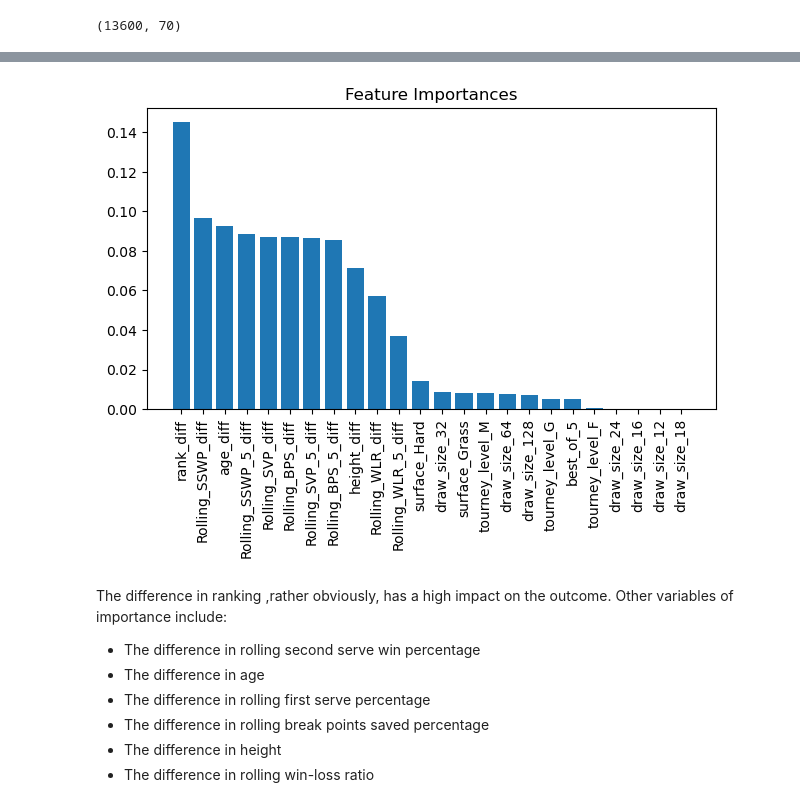
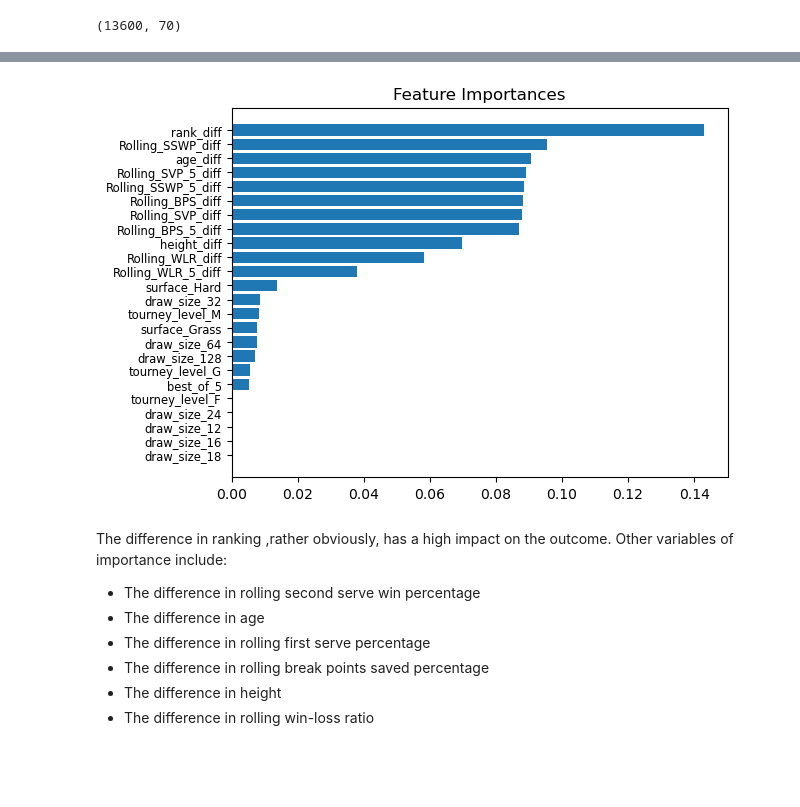
Before and after one commit to Alla977/Predicting-ATP-Tennis-Match-Outcomes, a Jupyter notebook: Machine Learning Models.ipynb, the cells around one changed output, grey strips where cells are left out. Drawn from its saved outputs; the diff is of its cells as text; code cells hidden in the pictures; blank space fills up the shorter version.

```diff
--- a/Machine Learning Models.ipynb
+++ b/Machine Learning Models.ipynb
@@ -29,7 +19,9 @@ from sklearn.preprocessing import (
 )
 from sklearn.impute import SimpleImputer
 
-num_var = ['age_diff','rank_diff','height_diff','Rolling_WLR_diff','Rolling_WLR_5_diff','Rolling_SVP_diff','Rolling_SVP_5_diff','Rolling_SSWP_diff','Rolling_SSWP_5_diff','Rolling_BPS_diff','Rolling_BPS_5_diff']
+num_var = ['rank_diff','age_diff','height_diff','Rolling_WLR_diff','Rolling_WLR_5_diff','Rolling_SVP_diff',
+           'Rolling_SVP_5_diff','Rolling_SSWP_diff','Rolling_SSWP_5_diff','Rolling_BPS_diff','Rolling_BPS_5_diff']
+#num_var = ['rank_diff']
 cat_var = ["draw_size", "surface", "tourney_level", "best_of"]
 
 numeric_pipe = Pipeline([
@@ -91,7 +85,8 @@ from sklearn.metrics import confusion_matrix, ConfusionMatrixDisplay
 gbm = Pipeline(
     [
         ("preprocessor",preprocessor1),
-        ("regressor", HistGradientBoostingClassifier(learning_rate = 0.2, max_iter = 300, min_samples_leaf = 200))
+        ("regressor", HistGradientBoostingClassifier(
+            learning_rate = 0.2, max_iter = 300, min_samples_leaf = 200))
     ]
 )
 gbm.fit(X_train,y_train)
@@ -157,7 +152,7 @@ from sklearn.ensemble import RandomForestClassifier
 forest = Pipeline(
     [
         ("preprocessor",preprocessor1),
-        ("regressor", RandomForestClassifier(n_estimators=500))
+        ("regressor", RandomForestClassifier(n_estimators=400))
     ]
 )
 
@@ -165,19 +178,22 @@ forest.fit(X_train,y_train)
 # %%
 import numpy as np
+import matplotlib.pyplot as plt
 importances = forest.named_steps["regressor"].feature_importances_
-indices = np.argsort(importances)[::-1]
+indices = np.argsort(importances)[::1]
 features = forest.named_steps["preprocessor"].get_feature_names_out()
 features = [name.split('__')[-1] for name in features]
 features_int = range(len(features))
 #for f in range(features.shape[0]):
  #   print(f"{features[f]}: {round(importances[indices[f]],3)}")
-plt.bar(features_int, importances[indices], align="center")
-plt.xticks(features_int, np.array(features)[indices], rotation=90)
+#plt.bar(features_int, importances[indices], align="center")
+#plt.xticks(features_int, np.array(features)[indices], rotation=90)
 plt.tight_layout()
+plt.barh(features_int, importances[indices], align="center")
+plt.yticks(features_int, np.array(features)[indices], fontsize = 'small')  # Set y-axis tick labels
 plt.title("Feature Importances")
 plt.show()
 # %% [output]
-[figure, old version]
+[figure, new version]
 # %% [markdown]
 The difference in ranking ,rather obviously, has a high impact on the outcome. Other variables of importance include:
 - The difference in rolling second serve win percentage
```
Also changed, not shown: parts of 5 cells of this notebook.
